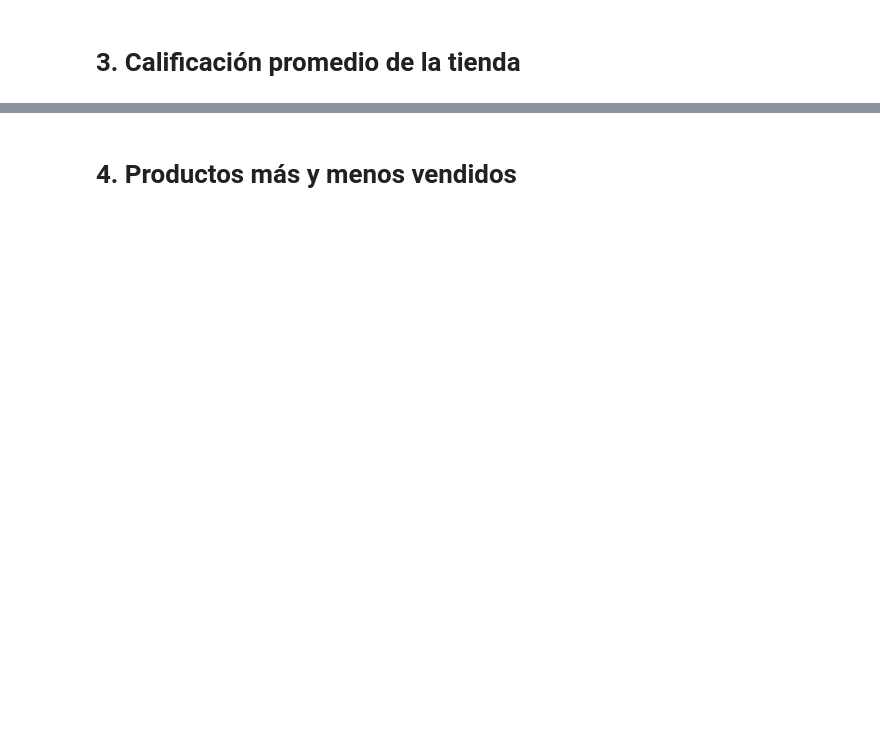
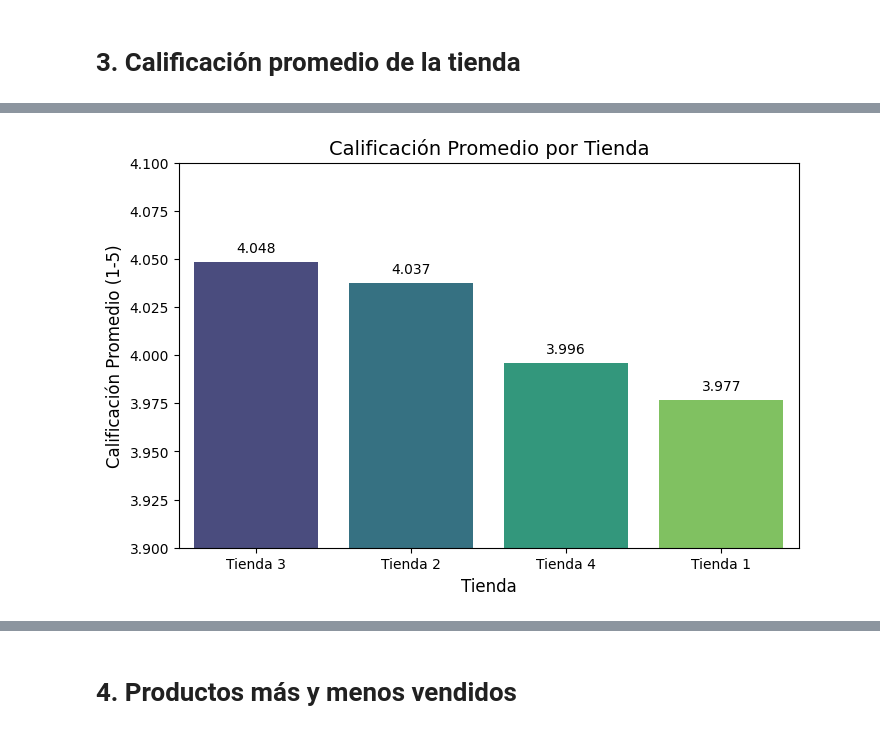
Before and after one commit to zxxcerbero/challenge1-data-science-latam, a Jupyter notebook: AluraStoreLatam.ipynb, the cells around one changed output, grey strips where cells are left out. Saved outputs shown, nothing was run; the diff lists cells and outputs as text; code cells hidden in the pictures; blank space fills up the shorter version.

```diff
--- a/AluraStoreLatam.ipynb
+++ b/AluraStoreLatam.ipynb
@@ -87,0 +134,42 @@ print(promedio)
+# %%
+calificacion_promedio = listas.groupby('Tienda_ID')['Calificación'].mean().sort_values(ascending=False)
+# 1. Creamos la columna identificadora en cada tabla
+tienda['Tienda_ID'] = 'Tienda 1'
+tienda2['Tienda_ID'] = 'Tienda 2'
+tienda3['Tienda_ID'] = 'Tienda 3'
+tienda4['Tienda_ID'] = 'Tienda 4'
+
+# 2. Volvemos a unir todo, sobreescribiendo la variable 'listas' con la nueva columna
+listas = pd.concat([tienda, tienda2, tienda3, tienda4], ignore_index=True)
+
+# 3. Limpiamos las columnas (por si acaso, ya que tenías un error de tilde antes)
+listas.columns = listas.columns.str.strip()
+# %%
+# Creamos la figura del gráfico
+plt.figure(figsize=(8, 5))
+
+# Creamos el gráfico de barras, usando 'Tienda_ID' para el color para evitar la advertencia
+sns.barplot(
+    x=calificacion_promedio.index,
+    y=calificacion_promedio.values,
+    hue=calificacion_promedio.index,
+    legend=False,
+    palette='viridis' # Un esquema de colores limpio
+)
+
+# Añadimos títulos
+plt.title('Calificación Promedio por Tienda', fontsize=14)
+plt.xlabel('Tienda', fontsize=12)
+plt.ylabel('Calificación Promedio (1-5)', fontsize=12)
+
+# Opcional: Ajustamos el eje Y (de 3.9 a 4.1) para que las diferencias se vean más claras
+plt.ylim(3.9, 4.1)
+
+# Añadimos el valor exacto del promedio sobre cada barra
+for index, value in enumerate(calificacion_promedio.values):
+    plt.text(index, value + 0.005, f'{value:.3f}', ha='center')
+
+plt.savefig('calificacion_promedio_tienda.png') # Guardamos el gráfico
+plt.show()
+# %% [output]
+[figure, added]
```
Also changed, not shown: parts of 14 cells of this notebook.
